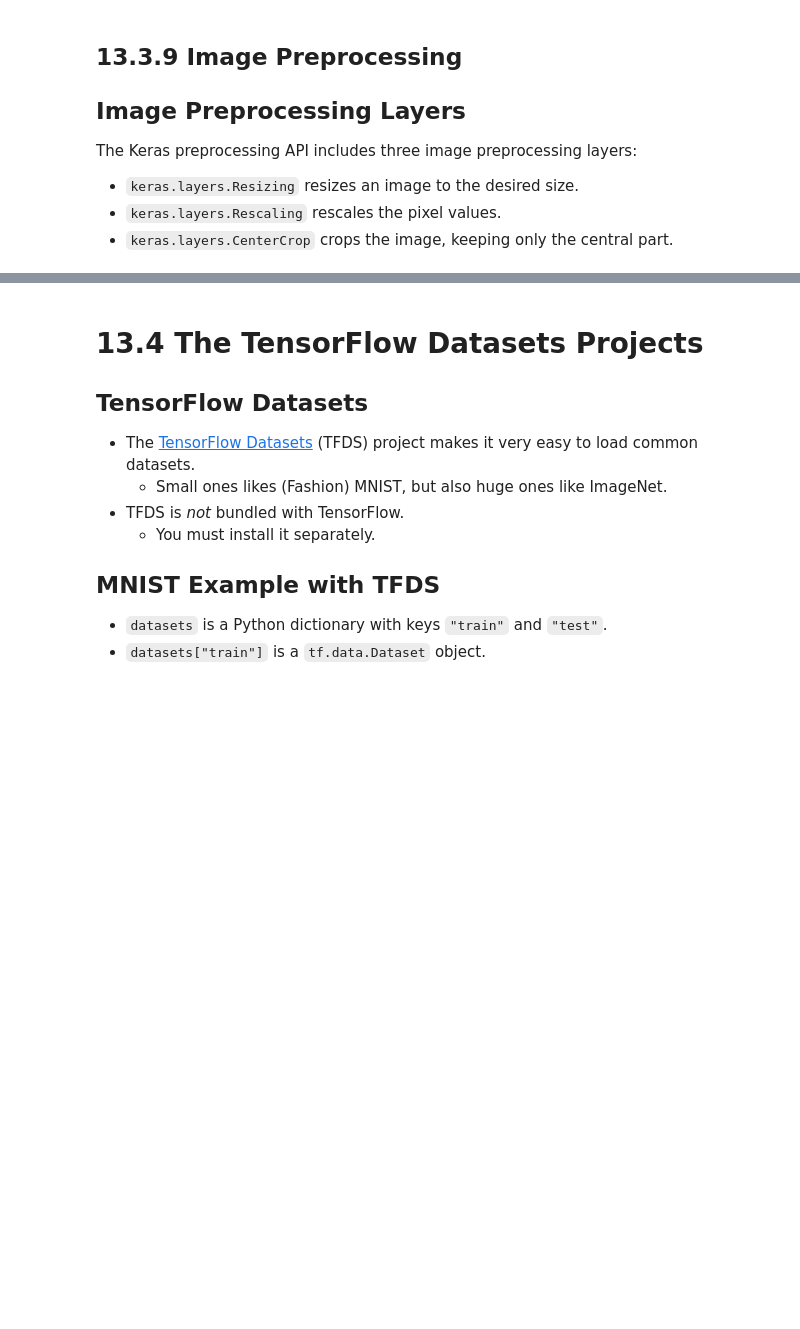
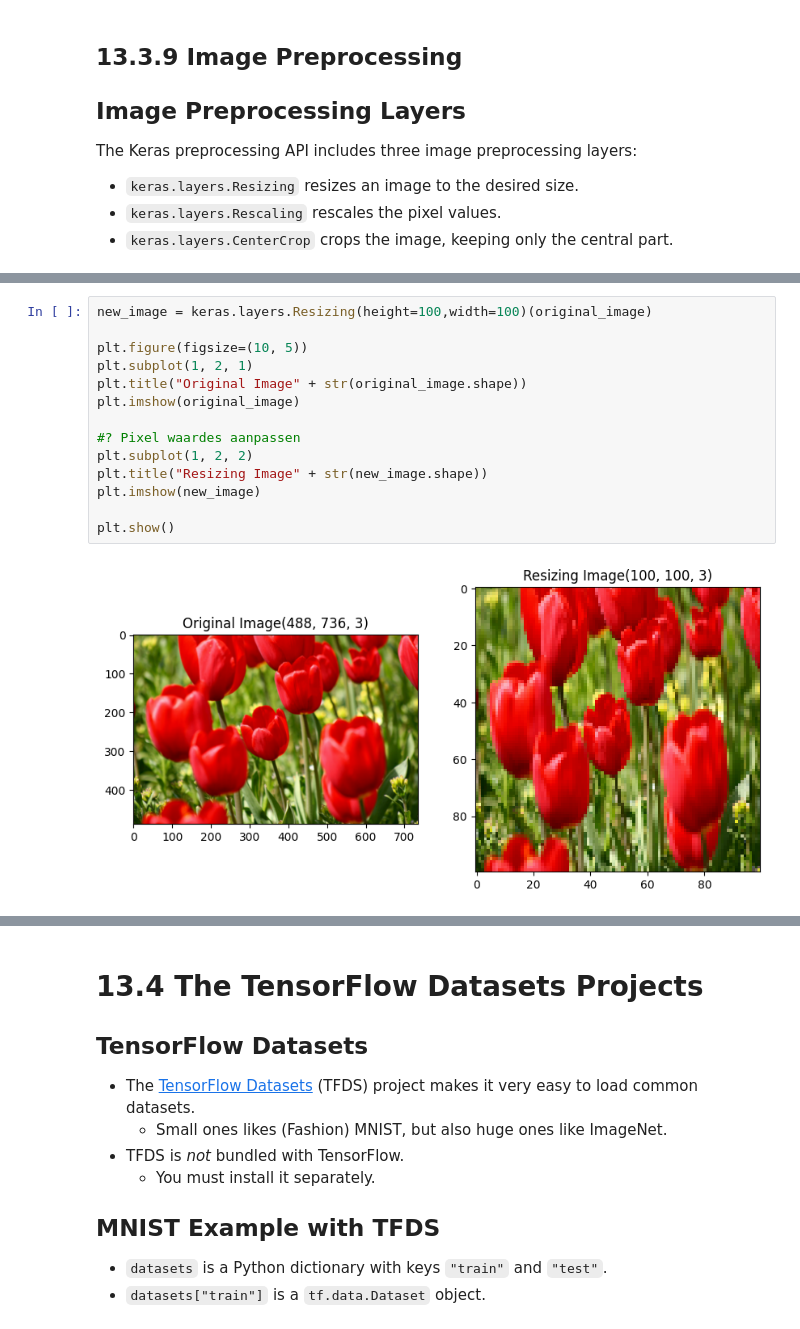
Before and after one commit to Bataklik/Deep_Learning_Exercises, a Jupyter notebook: hoofdstuk-13/13_loading_and_preprocessing_data_with_tensorflow_starter.ipynb, the cells around one changed output, grey strips where cells are left out. Saved outputs shown, nothing was run; the diff lists cells and outputs as text; blank space fills up the shorter version.

```diff
--- a/hoofdstuk-13/13_loading_and_preprocessing_data_with_tensorflow_starter.ipynb
+++ b/hoofdstuk-13/13_loading_and_preprocessing_data_with_tensorflow_starter.ipynb
@@ -1172 +1538,17 @@ plt.show()
+# %%
+new_image = keras.layers.Resizing(height=100,width=100)(original_image)
+
+plt.figure(figsize=(10, 5))
+plt.subplot(1, 2, 1)
+plt.title("Original Image" + str(original_image.shape))
+plt.imshow(original_image)
+
+#? Pixel waardes aanpassen
+plt.subplot(1, 2, 2)
+plt.title("Resizing Image" + str(new_image.shape))
+plt.imshow(new_image)
+
+plt.show()
+# %% [output]
+[figure, added]
 # %%
```
Also changed, not shown: parts of 63 cells of this notebook, 3 other files.
